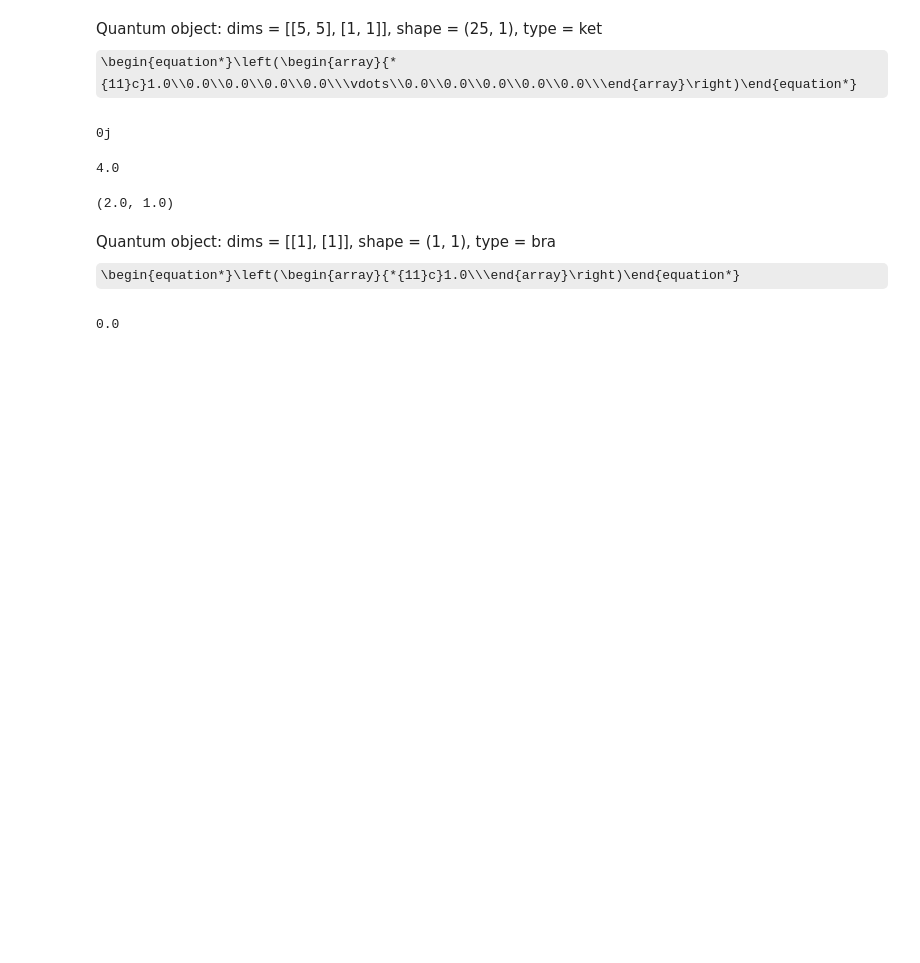
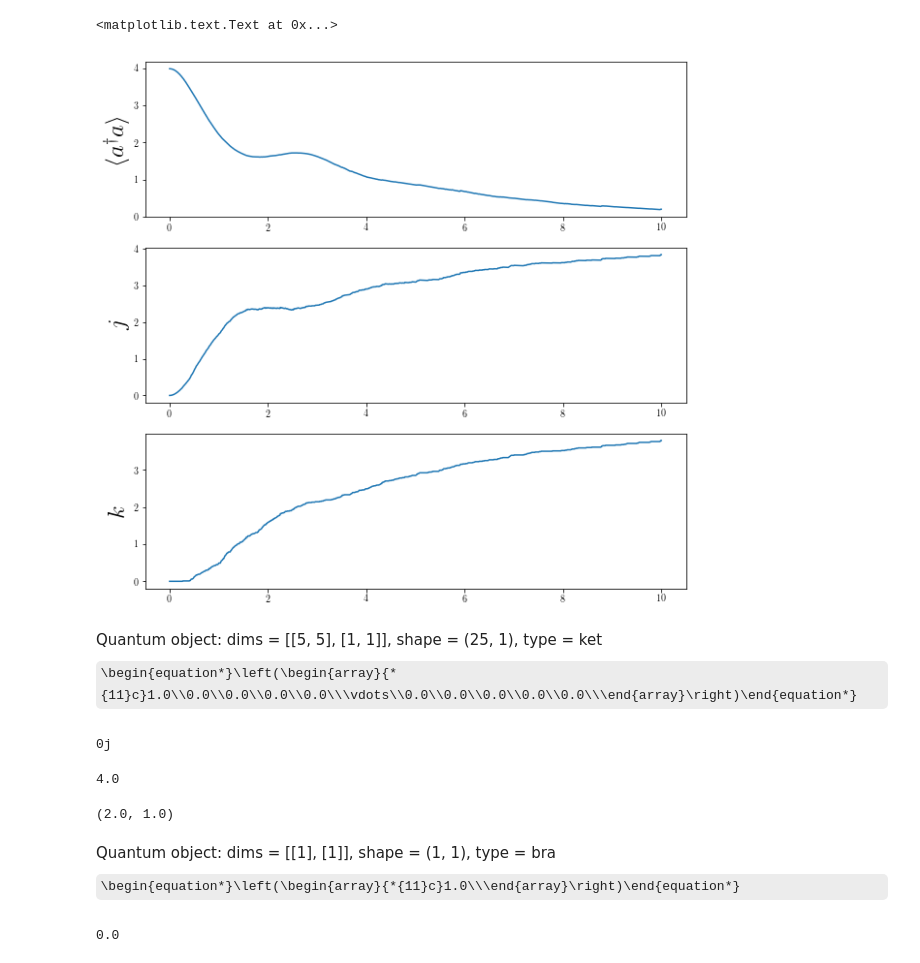
Before and after one commit to behnamgit/Q_Heat_Engine, a Jupyter notebook: Battery.ipynb, the cells around one changed output. Cells and saved outputs as stored; diff of their text form; code cells hidden in the pictures; some formulas as TeX source; blank space fills up the shorter version.

Commit message:
Battery corrected

```diff
--- a/Battery.ipynb
+++ b/Battery.ipynb
@@ -11,7 +14,7 @@ Battery_Dim = 10
 # Hilbert space is oscillator x battery_l x battery_k
 a = tensor(destroy(Engine_Dim),  identity(Battery_Dim),          identity(Battery_Dim)          )
 L = tensor(identity(Engine_Dim), Qobj(np.eye(Battery_Dim,k=+1)), identity(Battery_Dim)          )
-K = tensor(identity(Engine_Dim), identity(Battery_Dim),          Qobj(np.eye(Battery_Dim,k=+1)) )
+K = tensor(identity(Engine_Dim), Qobj(np.eye(Battery_Dim,k=-1)),          Qobj(np.eye(Battery_Dim,k=+1)) )
 
 
 N = a.dag()*a
@@ -90,3 +67,14 @@ def ket_battery(state):
     l = expect(NumL,state)
     k = expect(NumK,state)
     return l+k,k
+# %%
+oscillator_init = tensor( displace(Engine_Dim,2)*basis(Engine_Dim,0))
+battery_init = battery(0,0,Dim=Battery_Dim)
+psi0 = tensor(oscillator_init,battery_init)
+
+times = np.linspace(0.0,10.0,1000)
+
+gamma = 1.5
+C0 = np.sqrt(gamma)*K.dag()
+opts = Options(ntraj=100)
+result = mcsolve(H, psi0, times, c_ops=[C0], e_ops=[N,NL,NK],options=opts)
@@ -93,3 +93,17 @@ def ket_battery(state):
+# %%
+n = result.expect[0]
+l = result.expect[1]
+k = result.expect[2]
+Fig, ax = plt.subplots(3,figsize=[10,10])
+ax[0].plot(times,n)
+ax[0].set_ylabel(r'$\langle a^\dagger a \rangle$',fontsize=25)
+ax[1].plot(times,l+k)
+ax[1].set_ylabel(r'$j$',fontsize=25)
+ax[2].plot(times,k)
+ax[2].set_ylabel(r'$k$',fontsize=25)
+# %% [output]
+<matplotlib.text.Text at 0x...>
+[figure, added]
 # %%
 battery(0,0,Dim=Battery_Dim)
 # %% [output]
```
Also changed, not shown: parts of 6 cells of this notebook.
